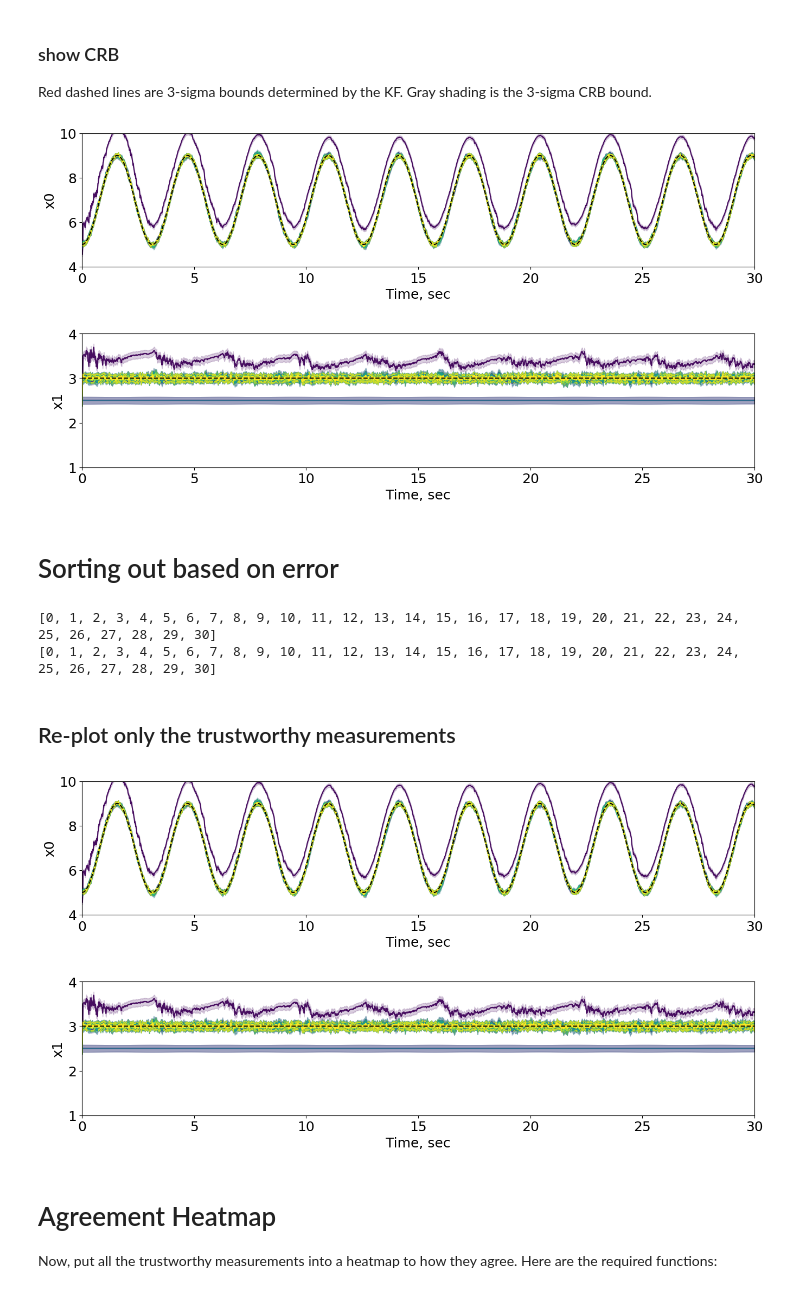
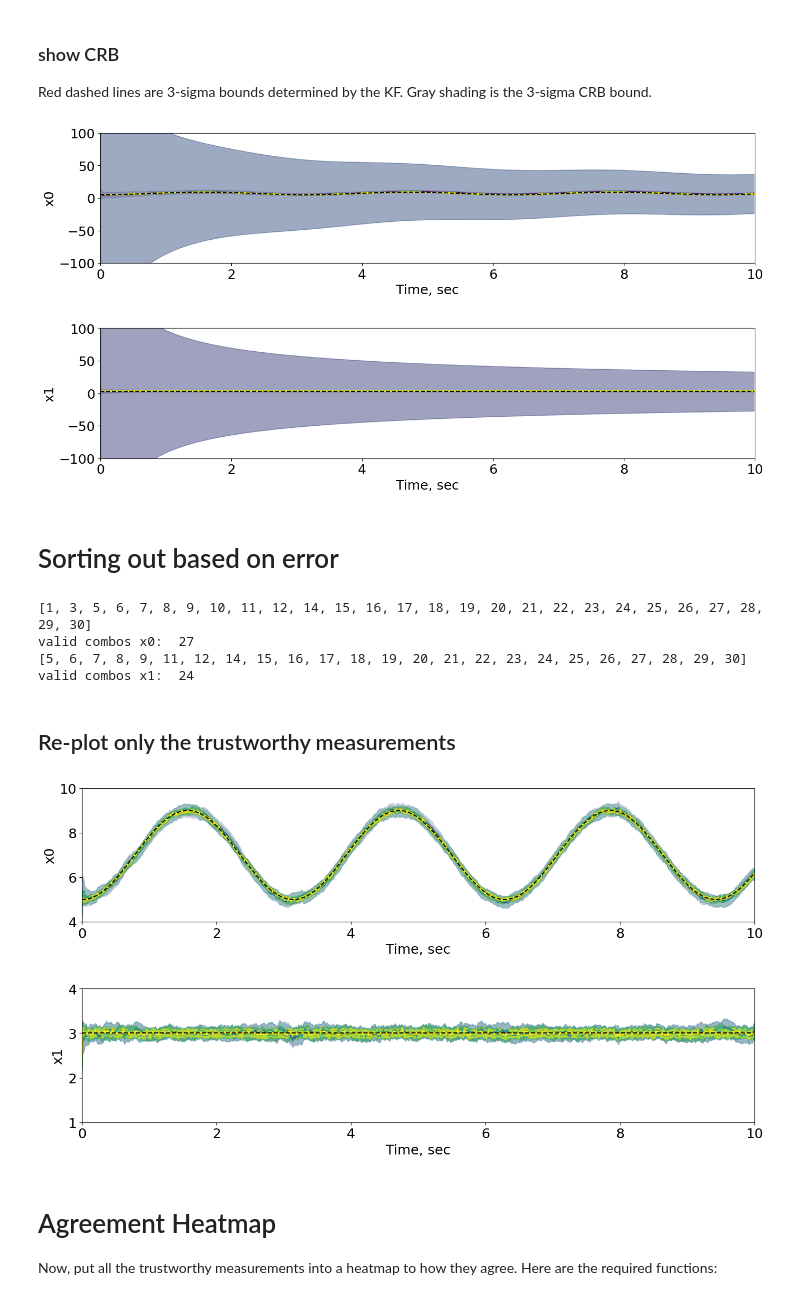
Before and after one commit to jadenmecham/First-Project, a Jupyter notebook: 4 - Nonlinear Camera/5C_EKF_UKF_monocamera_corrected.ipynb, the cells around one changed output. Drawn from its saved outputs; the diff is of its cells as text; code cells hidden in the pictures.

Commit message:
y-combos works properly

```diff
--- a/4 - Nonlinear Camera/5C_EKF_UKF_monocamera_corrected.ipynb
+++ b/4 - Nonlinear Camera/5C_EKF_UKF_monocamera_corrected.ipynb
@@ -69,7 +74,7 @@ class MonoCamera:
 sys = MonoCamera()
 
 x0 = np.array([5, 3]) # initial conditions
-tsim = np.arange(0, 30, 0.01) # simulation  time
+tsim = np.arange(0, 10, 0.01) # simulation  time
 
 X, U, Y = sys.simulate(x0, tsim)
 # %%
@@ -231,7 +236,7 @@ for i in range(len(R_modified)):
 Plot the results of the EKF without considering the 3 sigma bounds.
 # %%
 # plot the results using 2 subplots
-fig, axs = plt.subplots(2, 1, figsize=(10, 10))
+fig, axs = plt.subplots(2, 1, figsize=(16, 8))
 fig.subplots_adjust(hspace=0.5)
 # plot all 31 estimates of x0
 
@@ -243,12 +248,12 @@ for i in range(len(R_modified)):
 axs[0].set_xlabel('Time, sec')
 axs[0].set_ylabel('x0')
 axs[0].set_ylim([4, 10])
-axs[0].set_xlim([0, 30])
+axs[0].set_xlim([0, 10])
 # Plot x0 on the first subplot as a dashed line onm top of all other lines
 axs[0].plot(tsim, X[0, :], label='True x0', linestyle='--', color='black')
 
 # legend
-axs[0].legend(loc='upper right', fontsize=8)
+# axs[0].legend(loc='upper right', fontsize=8)
 
 # plot all 31 estimates of x1
 for i in range(len(R_modified)):
@@ -256,11 +261,11 @@ for i in range(len(R_modified)):
 axs[1].set_xlabel('Time, sec')
 axs[1].set_ylabel('x1')
 axs[1].set_ylim([1, 4])
-axs[1].set_xlim([0, 30])
+axs[1].set_xlim([0, 10])
 # Plot x1 on the second subplot
 axs[1].plot(tsim, X[1, :], label='True x1', linestyle='--', color='black')
 # legend
-axs[1].legend(loc='upper right', fontsize=8)
+# axs[1].legend(loc='upper right', fontsize=8)
 
 plt.show()
 # %% [output]
@@ -306,6 +311,7 @@ for i in range(len(R_modified)):
     results[i]['invJk_diags'] = np.nan
     Jk = inv(P0)
     i_invJk_diags = []
+    Ri = R_modified[i]
     for j in range(len(tsim)):
         this_xhat = np.array([results[i]['x0_hat'][j], results[i]['x1_hat'][j]])
         this_u = U[:,j]
@@ -313,7 +319,7 @@ for i in range(len(R_modified)):
         A, B = jacobian(f_d, np.ravel(this_xhat), np.ravel(this_u))
         C, D = jacobian(h_d, np.ravel(this_xhat), np.ravel(this_u))
 
-        Jk = inv(Q) - inv(Q)@A@inv(Jk + A.T@inv(Q)@A)@A.T@inv(Q) + C.T@inv(R)@C
+        Jk = inv(Q) - inv(Q)@A@inv(Jk + A.T@inv(Q)@A)@A.T@inv(Q) + C.T@inv(Ri)@C
 
         lamb = 1e-5
         Jk = Jk + lamb*np.eye(np.shape(Jk)[0])
@@ -341,38 +347,38 @@ Gray shading is the 3-sigma CRB bound.
 fig, axs = plt.subplots(2, 1, figsize=(16, 8))
 fig.subplots_adjust(hspace=0.5)
 # plot all 31 estimates of x0
 # define a color map for the lines
 cmap = plt.get_cmap('viridis', len(R_modified)+1)
 for i in range(len(R_modified)):
     axs[0].plot(tsim, results[i]['x0_hat'], label=f'Estimate x0 {i+1}', color=cmap(i+1))
     axs[0].fill_between(tsim, np.array(results[i]['x0_hat']) - np.array(three_sigma_x0[i]),
                         np.array(results[i]['x0_hat']) + np.array(three_sigma_x0[i]),
                         alpha=0.2, color=cmap(i+1))
 axs[0].set_xlabel('Time, sec')
 axs[0].set_ylabel('x0')
-axs[0].set_ylim([4, 10])
-axs[0].set_xlim([0, 30])
+axs[0].set_ylim([-100, 100])
+axs[0].set_xlim([0, 10])
 # Plot x0 on the first subplot as a dashed line onm top of all other lines
 axs[0].plot(tsim, X[0, :], label='True x0', linestyle='--', color='black')
 # legend
 # axs[0].legend(loc='upper right', fontsize=8)
 # plot all 31 estimates of x1
 for i in range(len(R_modified)):
     axs[1].plot(tsim, results[i]['x1_hat'], label=f'Estimate x1 {i+1}', color=cmap(i+1))
     axs[1].fill_between(tsim, np.array(results[i]['x1_hat']) - np.array(three_sigma_x1[i]),
                         np.array(results[i]['x1_hat']) + np.array(three_sigma_x1[i]),
                         alpha=0.2, color=cmap(i+1))
 axs[1].set_xlabel('Time, sec')
 axs[1].set_ylabel('x1')
-axs[1].set_ylim([1, 4])
-axs[1].set_xlim([0, 30])
+axs[1].set_ylim([-100, 100])
+axs[1].set_xlim([0, 10])
 # Plot x1 on the second subplot
 axs[1].plot(tsim, X[1, :], label='True x1', linestyle='--', color='black')
 # legend
 # axs[1].legend(loc='upper right', fontsize=8)
 plt.show()
 # %% [output]
-[figure, old version]
+[figure, new version]
 # %% [markdown]
 # Sorting out based on error
 # %%
@@ -400,10 +406,14 @@ for i in range(len(R_modified)):
         continue
 
 print(trustworthy_x0)
+print('valid combos x0: ', len(trustworthy_x0))
 print(trustworthy_x1)
+print('valid combos x1: ', len(trustworthy_x1))
 # %% [output]
-[0, 1, 2, 3, 4, 5, 6, 7, 8, 9, 10, 11, 12, 13, 14, 15, 16, 17, 18, 19, 20, 21, 22, 23, 24, 25, 26, 27, 28, 29, 30]
-[0, 1, 2, 3, 4, 5, 6, 7, 8, 9, 10, 11, 12, 13, 14, 15, 16, 17, 18, 19, 20, 21, 22, 23, 24, 25, 26, 27, 28, 29, 30]
+[1, 3, 5, 6, 7, 8, 9, 10, 11, 12, 14, 15, 16, 17, 18, 19, 20, 21, 22, 23, 24, 25, 26, 27, 28, 29, 30]
+valid combos x0:  27
+[5, 6, 7, 8, 9, 11, 12, 14, 15, 16, 17, 18, 19, 20, 21, 22, 23, 24, 25, 26, 27, 28, 29, 30]
+valid combos x1:  24
 # %% [markdown]
 ## Re-plot only the trustworthy measurements
 # %%
@@ -421,7 +431,7 @@ for i in range(len(R_modified)):
 axs[0].set_xlabel('Time, sec')
 axs[0].set_ylabel('x0')
 axs[0].set_ylim([4, 10])
-axs[0].set_xlim([0, 30])
+axs[0].set_xlim([0, 10])
 # Plot x0 on the first subplot as a dashed line onm top of all other lines
 axs[0].plot(tsim, X[0, :], label='True x0', linestyle='--', color='black')
 # legend
@@ -435,14 +445,14 @@ for i in range(len(R_modified)):
 axs[1].set_xlabel('Time, sec')
 axs[1].set_ylabel('x1')
 axs[1].set_ylim([1, 4])
-axs[1].set_xlim([0, 30])
+axs[1].set_xlim([0, 10])
 # Plot x1 on the second subplot
 axs[1].plot(tsim, X[1, :], label='True x1', linestyle='--', color='black')
 # legend
 # axs[1].legend(loc='upper right', fontsize=8)
 plt.show()
 # %% [output]
-[figure, old version]
+[figure, new version]
 # %% [markdown]
 # Agreement Heatmap
 Now, put all the trustworthy measurements into a heatmap to how they agree. Here are the required functions:
```
Also changed, not shown: parts of 5 cells of this notebook.
